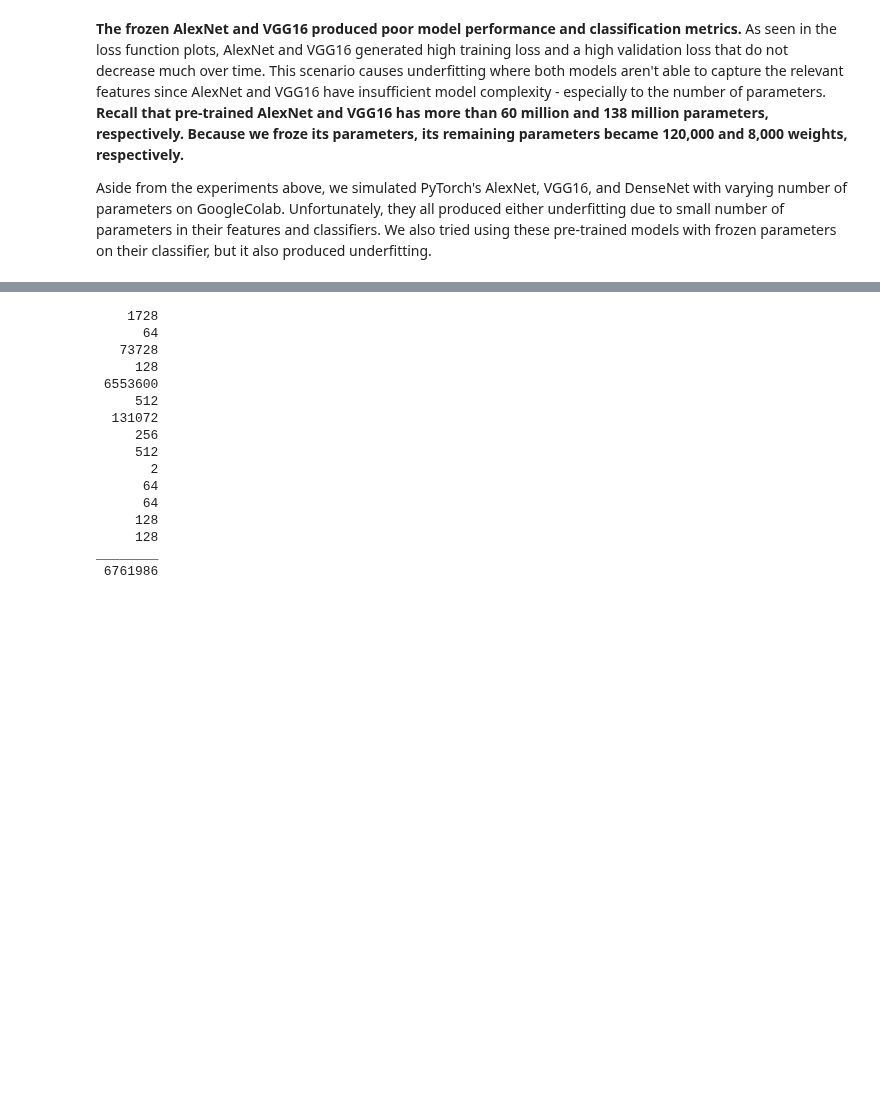
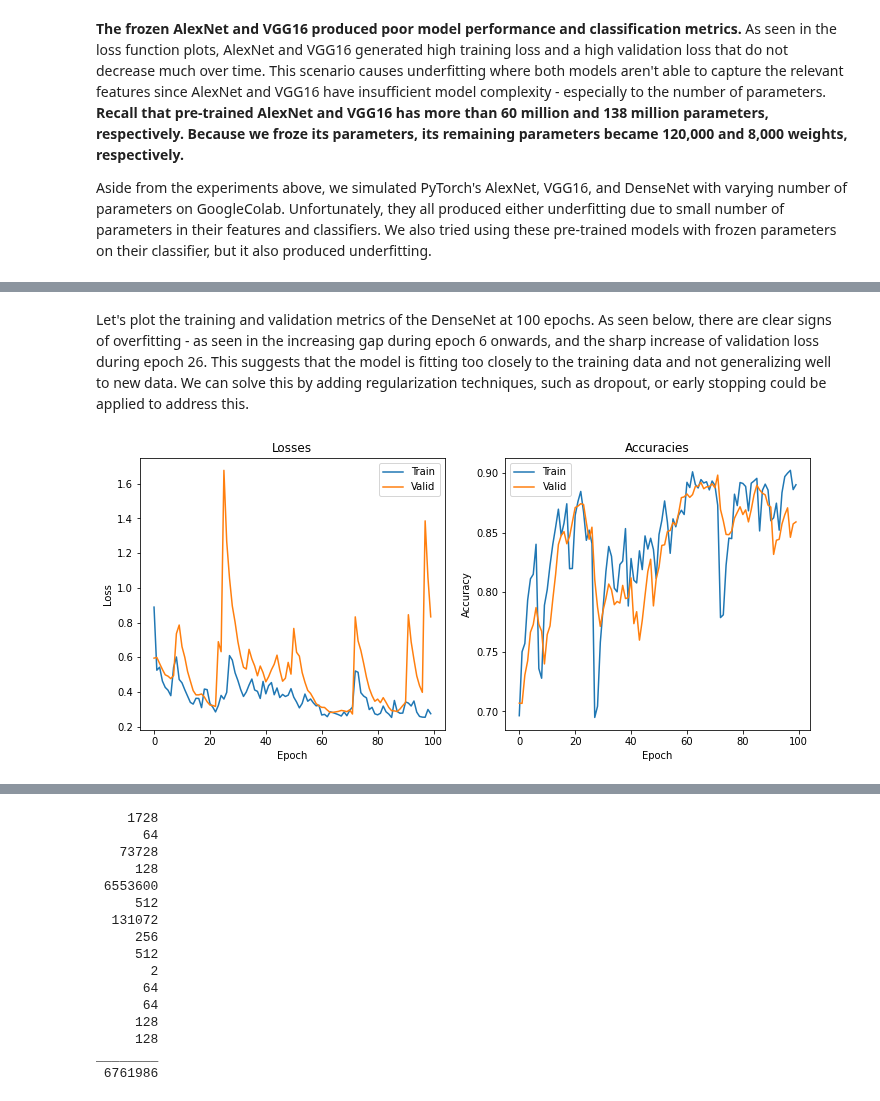
Before and after one commit to rrwabina/CNN-Nodule-Classification, a Jupyter notebook: notebooks/main.ipynb, the cells around one changed output, grey strips where cells are left out. Drawn from its saved outputs; the diff is of its cells as text; code cells hidden in the pictures; blank space fills up the shorter version.

```diff
--- a/notebooks/main.ipynb
+++ b/notebooks/main.ipynb
@@ -236,7 +238,7 @@ valid_sampler = get_sampler(valid_dataset)
 
 train_loader   = DataLoader(train_dataset, batch_size = 32, sampler = train_sampler)
 valid_loader   = DataLoader(valid_dataset, batch_size = 32, sampler = valid_sampler)
-test_loader    = DataLoader(test_dataset,  batch_size = 500, shuffle = False)
+test_loader    = DataLoader(test_dataset,  batch_size = 32, shuffle = False)
 # %% [markdown]
 Let's display a batch of images to verify that the training loader selects nodule and without nodule images at random. We suppose <code>W</code> as **WITHOUT NODULE** with class label 0 while 1 for **WITH NODULE** <code>N</code>. As shown below, the number of <code>N</code> are almost the same with the number of <code>W</code> after using the <code>WeightedRandomSampling()</code>.
 # %%
@@ -434,11 +436,11 @@ def train(num_epochs, model, train_loader, valid_loader, test_loader, optimizer,
         train_loss, train_accu, train_metr    = _train(model, train_loader, optimizer, criterion, device)
         valid_loss, valid_accu, valid_metr, _ = _evals(model, valid_loader, criterion, device)
 
-        if epoch % 10 == 0:
-            if accuracy:
-                print(f'Epoch: {epoch + 1} \t Training: Loss {np.round(train_loss, 5)}   \t Accuracy: {np.round(train_accu, 5)} \t Validation Loss  {np.round(valid_loss, 5)} \t Accuracy: {np.round(valid_accu, 5)}')
-            else:
-                print(f'Epoch: {epoch + 1} \t Training: Loss {np.round(train_loss, 5)} \t Validation Loss  {np.round(valid_loss, 5)}')
+        # if epoch % 10 == 0:
+        if accuracy:
+            print(f'Epoch: {epoch + 1} \t Training: Loss {np.round(train_loss, 5)}   \t Accuracy: {np.round(train_accu, 5)} \t Validation Loss  {np.round(valid_loss, 5)} \t Accuracy: {np.round(valid_accu, 5)}')
+        else:
+            print(f'Epoch: {epoch + 1} \t Training: Loss {np.round(train_loss, 5)} \t Validation Loss  {np.round(valid_loss, 5)}')
 
         train_losses.append(train_loss)
         train_accurs.append(train_accu)
@@ -909,0 +908,16 @@ The number of parameters has also increased - from the original 1.6 million para
+# %%
+class BinaryDenseNet(nn.Module):
+    def __init__(self):
+        super(BinaryDenseNet, self).__init__()
+        self.densenet = models.densenet121(pretrained=True)
+        for param in self.densenet.features.parameters():
+            param.requires_grad = False
+        num_features = self.densenet.classifier.in_features
+        self.densenet.classifier = nn.Linear(num_features, 2)
+
+    def forward(self, x):
+        x = self.densenet(x)
+        return x
+
+model_densenet = models.densenet121(pretrained = True)
+count_parameters(model_densenet, print_all = False)
@@ -909,0 +927,4 @@ The number of parameters has also increased - from the original 1.6 million para
+# %%
+criterion = nn.CrossEntropyLoss()
+optimizer = torch.optim.Adam(model_densenet.parameters(), lr = 0.001)
+train_losses, valid_losses, train_accurs, valid_accurs, test_loss, test_accu, train_metric, valid_metric, best_epoch, epoch_times, test_metric, test_predictions, best_model = train(100, model_densenet, train_loader, valid_loader, test_loader, optimizer, criterion, device)
@@ -909,0 +949,6 @@ The number of parameters has also increased - from the original 1.6 million para
+# %% [markdown]
+Let's plot the training and validation metrics of the DenseNet at 100 epochs. As seen below, there are clear signs of overfitting - as seen in the increasing gap during epoch 6 onwards, and the sharp increase of validation loss during epoch 26. This suggests that the model is fitting too closely to the training data and not generalizing well to new data. We can solve this by adding regularization techniques, such as dropout, or early stopping could be applied to address this.
+# %%
+plot_metrics(train_losses, valid_losses, train_accurs, valid_accurs)
+# %% [output]
+[figure, added]
```
Also changed, not shown: parts of 10 cells of this notebook, 1 other file.
